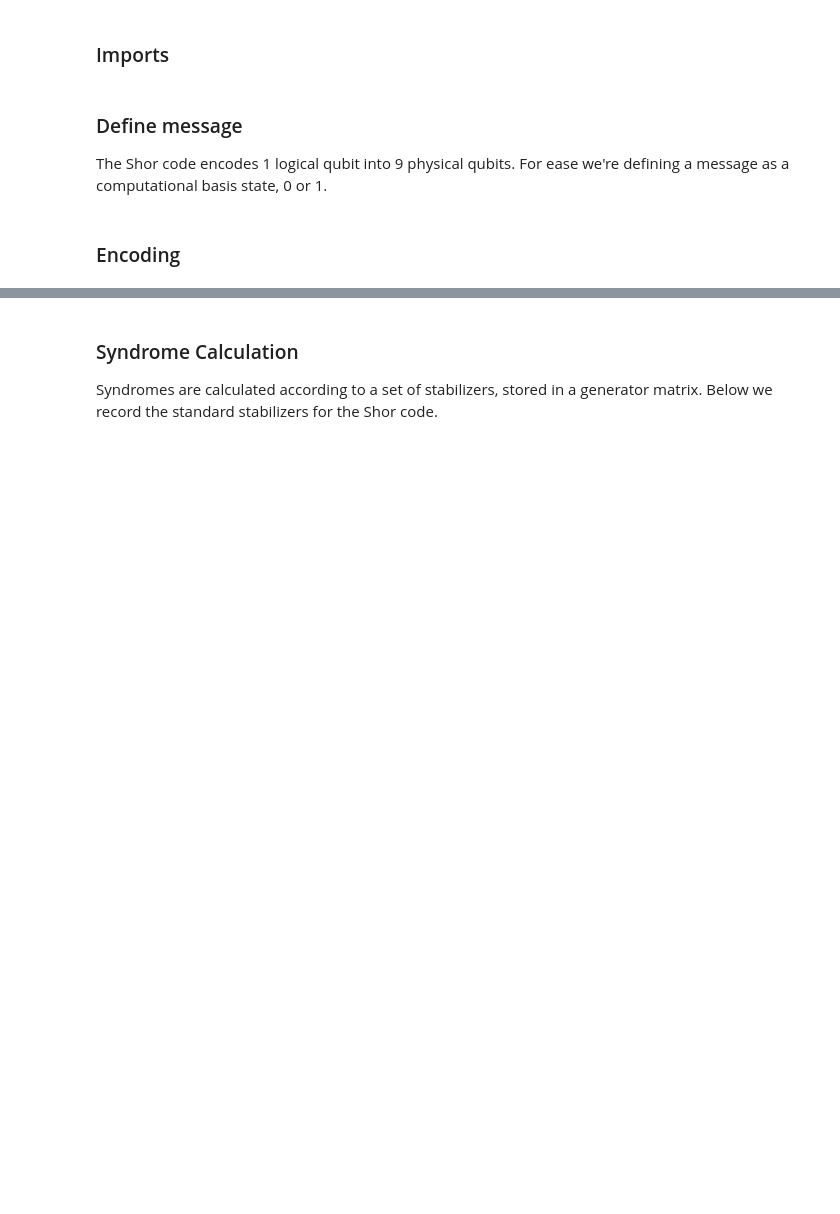
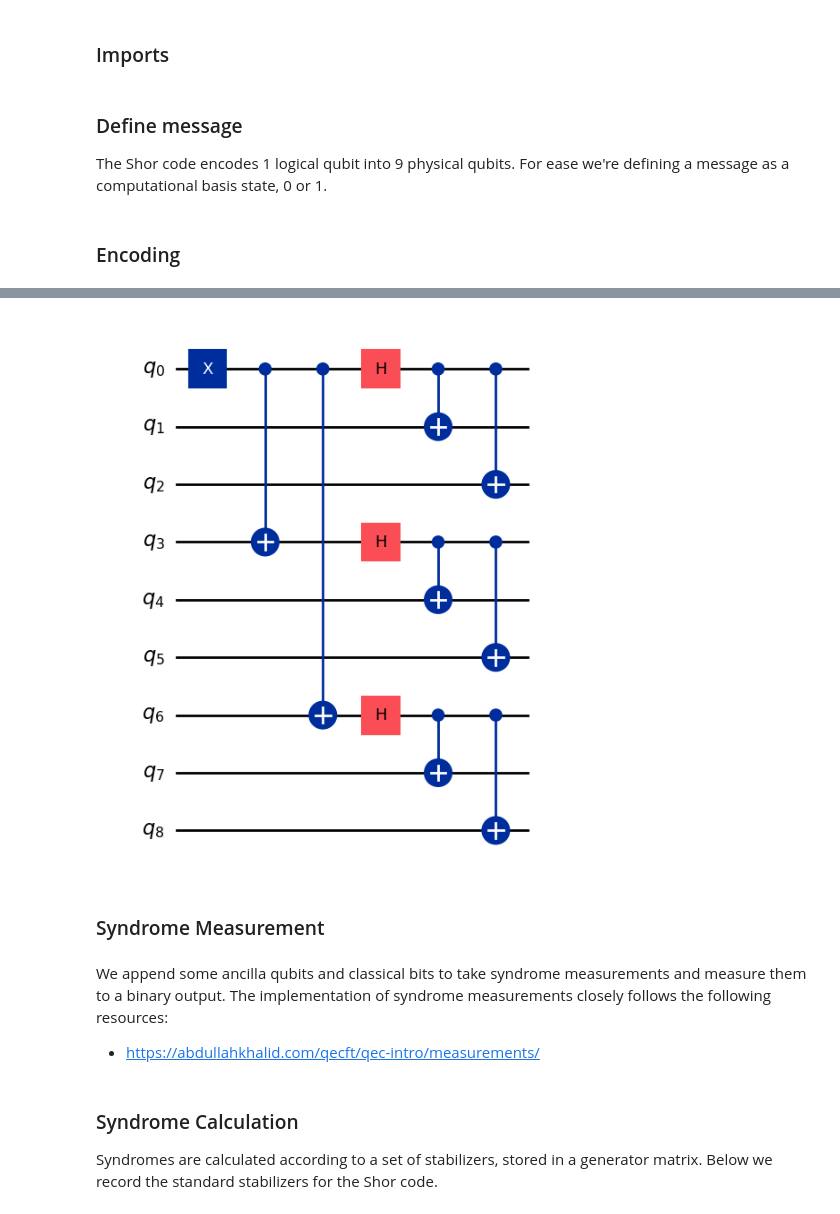
Before and after one commit to GT-Quantum-Computing-Association/LogicalQ, a Jupyter notebook: demos/fragments/ShorCode.ipynb, the cells around one changed output, grey strips where cells are left out. Saved outputs shown, nothing was run; the diff lists cells and outputs as text; code cells hidden in the pictures; blank space fills up the shorter version.

Commit message:
Code cleanups. Removed unused imports. Remove seaborn plot which was rendered redunant by other figure. Addition of reference and resources. Added reference check for LUT generator.

```diff
--- a/demos/fragments/ShorCode.ipynb
+++ b/demos/fragments/ShorCode.ipynb
@@ -59,4 +65,11 @@ def encode(qc, m):
 # %%
 circuit = QuantumCircuit(9)
 circuit = encode(circuit, m)
-#circuit.draw(output='mpl')
+circuit.draw(output='mpl')
+# %% [output]
+[figure, added]
+# %% [markdown]
+### Syndrome Measurement
+# %% [markdown]
+We append some ancilla qubits and classical bits to take syndrome measurements and measure them to a binary output. The implementation of syndrome measurements closely follows the following resources:
+- https://abdullahkhalid.com/qecft/qec-intro/measurements/
```
Also changed, not shown: parts of 25 cells of this notebook.
